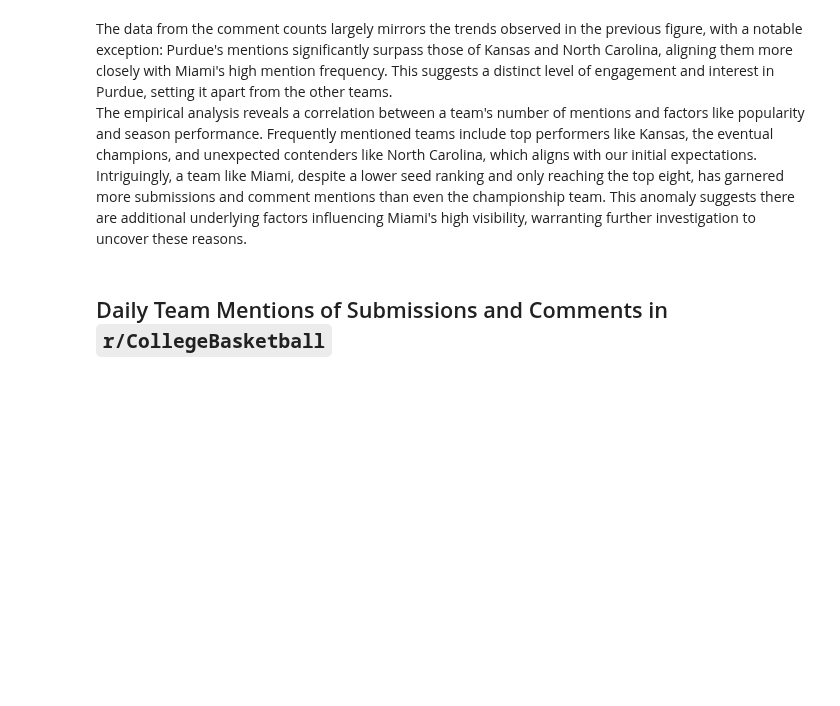
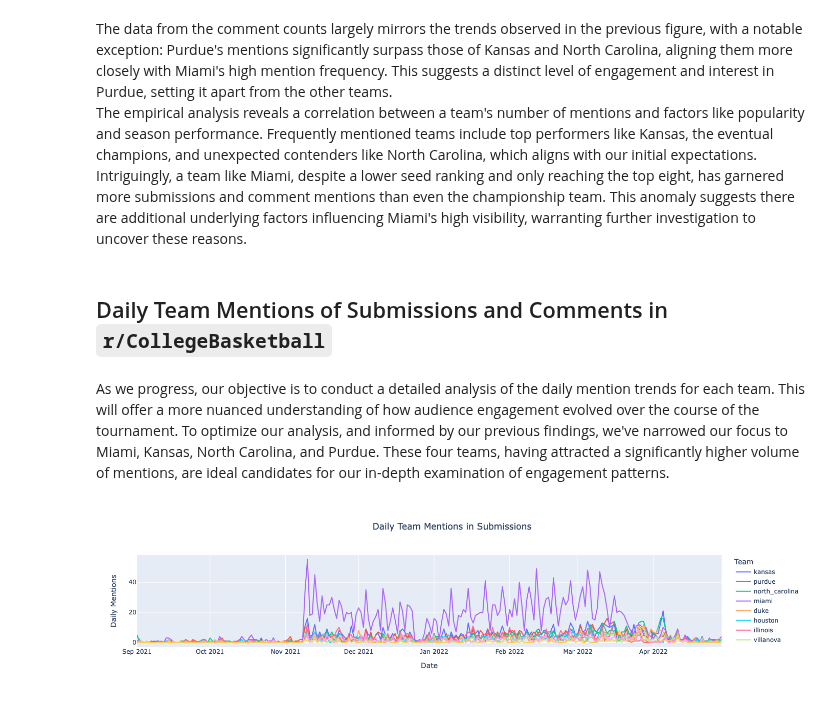
Before and after one commit to gu-dsan6000/fall-2023-reddit-project-team-26, a Jupyter notebook: code/eda/project_eda_q4_sagemaker.ipynb, the cells around one changed output. Cells and saved outputs as stored; diff of their text form; code cells hidden in the pictures; blank space fills up the shorter version.

Commit message:
interactive_plot2

```diff
--- a/code/eda/project_eda_q4_sagemaker.ipynb
+++ b/code/eda/project_eda_q4_sagemaker.ipynb
@@ -265,3 +264,5 @@ The data from the comment counts largely mirrors the trends observed in the prev
 The empirical analysis reveals a correlation between a team's number of mentions and factors like popularity and season performance. Frequently mentioned teams include top performers like Kansas, the eventual champions, and unexpected contenders like North Carolina, which aligns with our initial expectations. Intriguingly, a team like Miami, despite a lower seed ranking and only reaching the top eight, has garnered more submissions and comment mentions than even the championship team. This anomaly suggests there are additional underlying factors influencing Miami's high visibility, warranting further investigation to uncover these reasons.
 # %% [markdown]
 ## Daily Team Mentions of Submissions and Comments in `r/CollegeBasketball`
+# %% [markdown]
+As we progress, our objective is to conduct a detailed analysis of the daily mention trends for each team. This will offer a more nuanced understanding of how audience engagement evolved over the course of the tournament. To optimize our analysis, and informed by our previous findings, we've narrowed our focus to Miami, Kansas, North Carolina, and Purdue. These four teams, having attracted a significantly higher volume of mentions, are ideal candidates for our in-depth examination of engagement patterns.
@@ -267,0 +328,26 @@ The empirical analysis reveals a correlation between a team's number of mentions
+# %%
+# Melt the DataFrame to long format for Plotly
+daily_mentions_submissions_long = daily_mentions_submissions_pd.reset_index().melt(id_vars=['date'],
+                                                                                  var_name='Team',
+                                                                                  value_name='Mentions')
+daily_mentions_comments_long = daily_mentions_comments_pd.reset_index().melt(id_vars=['date'],
+                                                                                  var_name='Team',
+                                                                                  value_name='Mentions')
+# %%
+# Create the interactive line plot
+fig3 = px.line(daily_mentions_submissions_long,
+              x='date',
+              y='Mentions',
+              color='Team',
+              title='Daily Team Mentions in Submissions')
+
+fig3.update_layout(
+    xaxis_title='Date',
+    yaxis_title='Daily Mentions',
+    title_x=0.5,
+    legend_title_text='Team'
+)
+
+fig3.show()
+# %% [output]
+[figure, added]
```
Also changed, not shown: parts of 4 cells of this notebook.
